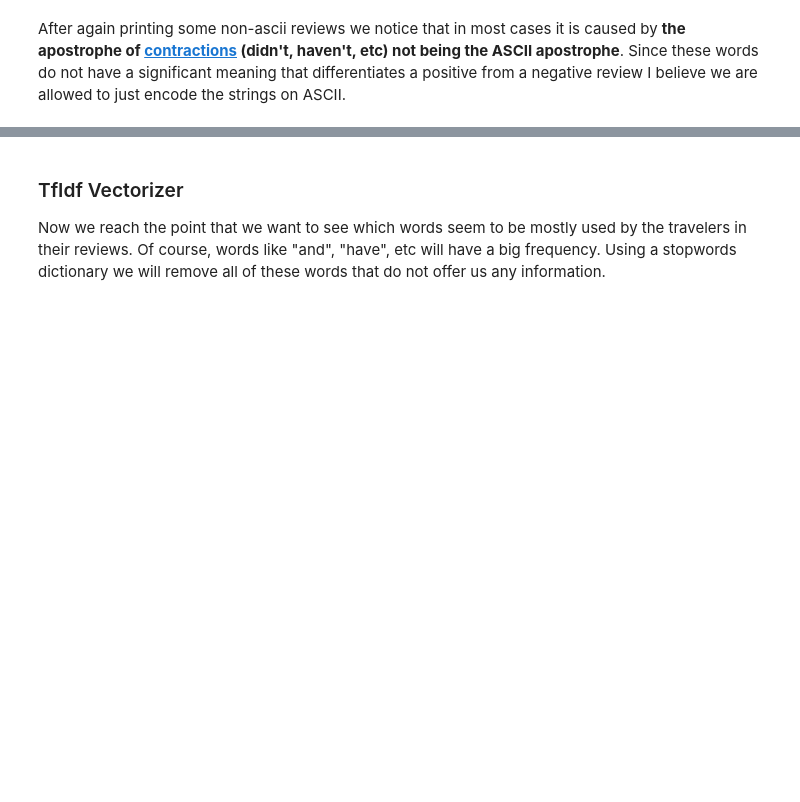
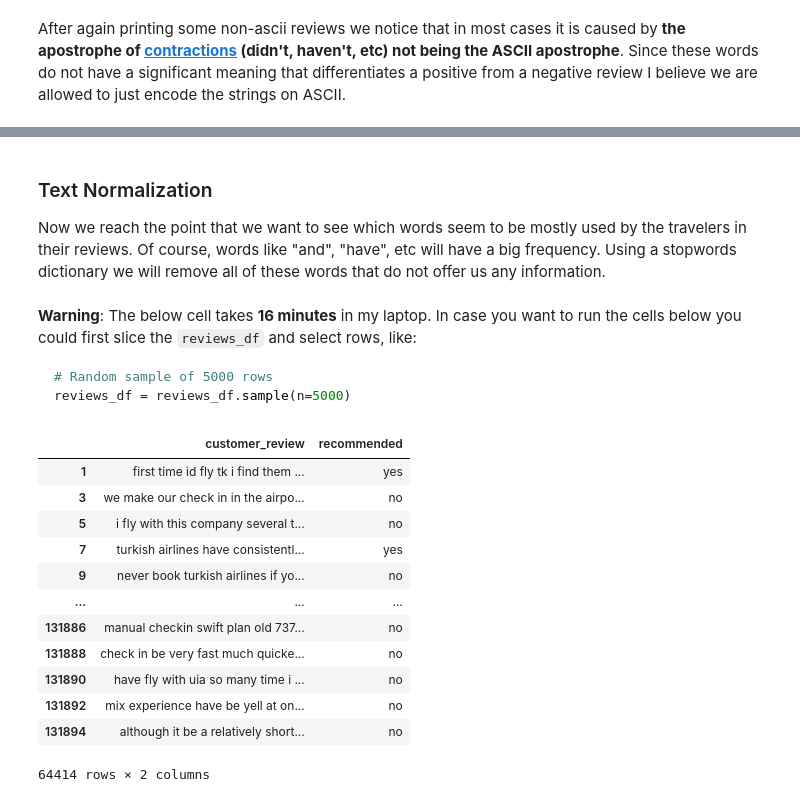
Before and after one commit to MikeXydas/Data-Bites, a Jupyter notebook: Airline_Reviews_Analysis.ipynb, the cells around one changed output, grey strips where cells are left out. Drawn from its saved outputs; the diff is of its cells as text; code cells hidden in the pictures; blank space fills up the shorter version.

````diff
--- a/Airline_Reviews_Analysis.ipynb
+++ b/Airline_Reviews_Analysis.ipynb
@@ -247,4 +233,65 @@ print(f'Reviews with non ascii characters: {sum(mask_nonAscii)} out of {len(revi
 # %% [markdown]
-### TfIdf Vectorizer
+### Text Normalization
 
 Now we reach the point that we want to see which words seem to be mostly used by the travelers in their reviews. Of course, words like "and", "have", etc will have a big frequency. Using a stopwords dictionary we will remove all of these words that do not offer us any information.
+# %%
+def normalize_review(review):
+    """
+    We will lower case all the words, remove punctuation, remove stopwords and lemmatize the verbs
+
+    Args:
+        review (str): The original review (in ascii)
+
+    Returns:
+        str: The normalized review
+    """
+    words = nltk.word_tokenize(review)
+
+    # Lower words
+    lower_words = [word.lower() for word in words]
+
+    # Remove punctuation
+    words_no_punctuation = []
+    for word in lower_words:
+        new_word = re.sub(r'[^\w\s]', '', word)
+        if new_word != '':
+            words_no_punctuation.append(new_word)
+
+    # Remove stopwords
+    words_no_stopwords = []
+    for word in words_no_punctuation:
+        if word not in stopwords.words('english'):
+            words_no_stopwords.append(word)
+
+    # Lemmatize the verbs (eg ran -> run)
+    lemmatizer = WordNetLemmatizer()
+    lemmatized_words = [lemmatizer.lemmatize(word, pos='v') for word in words_no_punctuation]
+
+    return " ".join(lemmatized_words)
+# %% [markdown]
+**Warning**: The below cell takes **16 minutes** in my laptop. In case you want to run the cells below you could first slice the `reviews_df` and select rows, like:
+```python
+# Random sample of 5000 rows
+reviews_df = reviews_df.sample(n=5000)
+```
+# %%
+tqdm.pandas()
+
+# Normalize all the reviews
+reviews_df['customer_review'] = reviews_df['customer_review'].progress_apply(lambda x : normalize_review(x))
+
+display(reviews_df)
+# %% [output]
+|  | customer_review | recommended |
+| 1 | first time id fly tk i find them ... | yes |
+| 3 | we make our check in in the airpo... | no |
+| 5 | i fly with this company several t... | no |
+| 7 | turkish airlines have consistentl... | yes |
+| 9 | never book turkish airlines if yo... | no |
+| ... | ... | ... |
+| 131886 | manual checkin swift plan old 737... | no |
+| 131888 | check in be very fast much quicke... | no |
+| 131890 | have fly with uia so many time i ... | no |
+| 131892 | mix experience have be yell at on... | no |
+| 131894 | although it be a relatively short... | no |
+64414 rows × 2 columns
````
Also changed, not shown: parts of 10 cells of this notebook, 1 other file.
